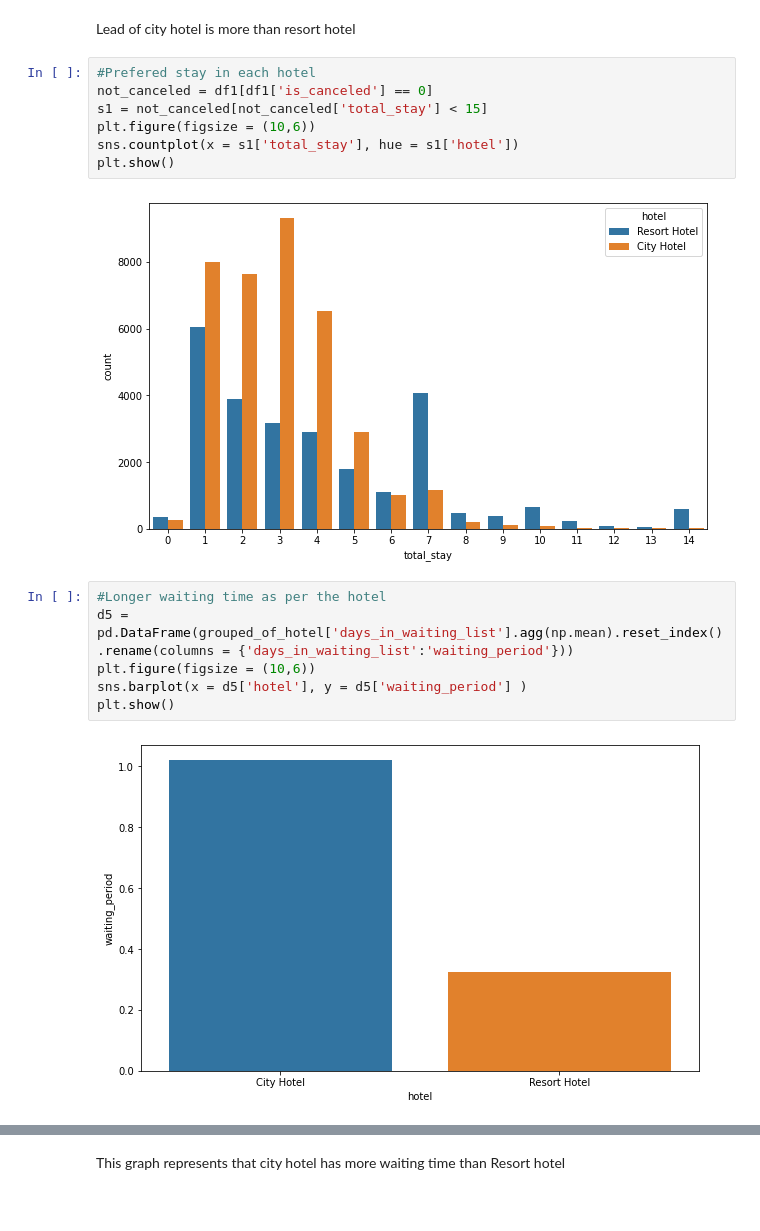
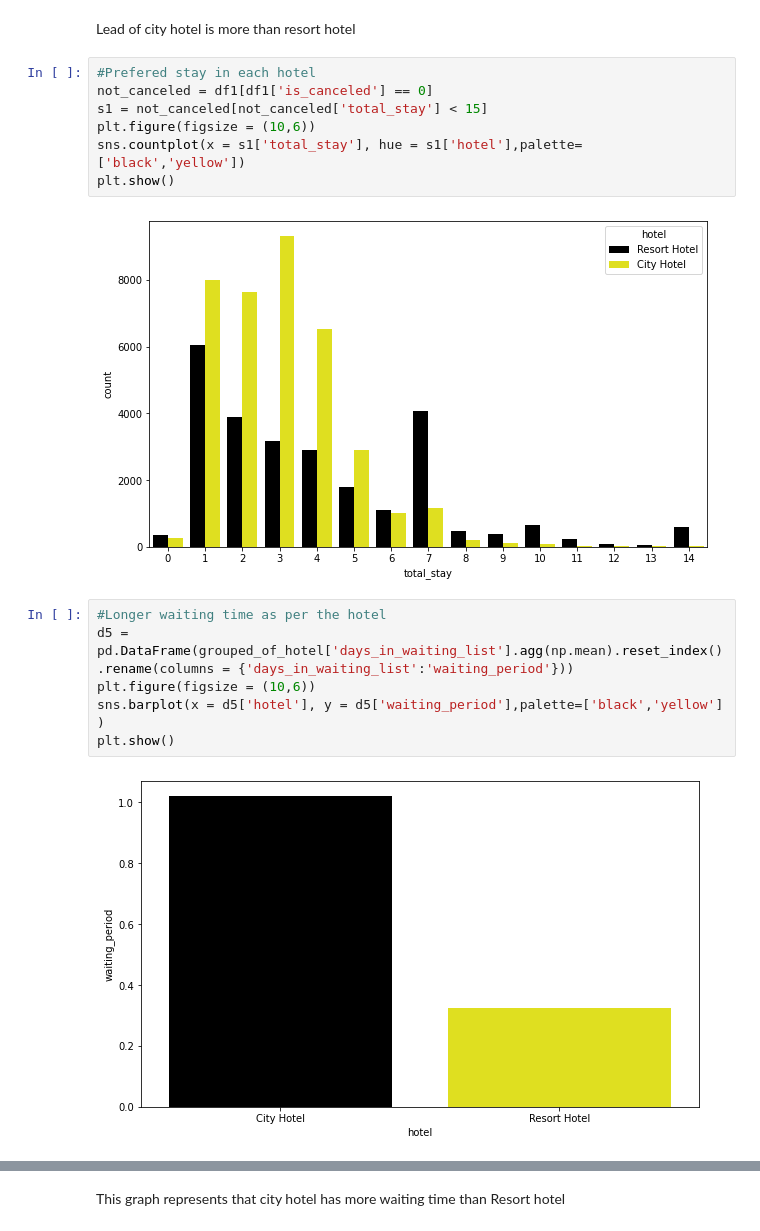
Before and after one commit to Kumass/Almabetter-EDA, a Jupyter notebook: DataAnalysis.ipynb, the cells around one changed output, grey strips where cells are left out. Cells and saved outputs as stored; diff of their text form.

```diff
--- a/DataAnalysis.ipynb
+++ b/DataAnalysis.ipynb
@@ -266,15 +340,15 @@ Lead of city hotel is more than resort hotel
 not_canceled = df1[df1['is_canceled'] == 0]
 s1 = not_canceled[not_canceled['total_stay'] < 15]
 plt.figure(figsize = (10,6))
-sns.countplot(x = s1['total_stay'], hue = s1['hotel'])
+sns.countplot(x = s1['total_stay'], hue = s1['hotel'],palette=['black','yellow'])
 plt.show()
 # %% [output]
-[figure, old version]
+[figure, new version]
 # %%
 #Longer waiting time as per the hotel
 d5 = pd.DataFrame(grouped_of_hotel['days_in_waiting_list'].agg(np.mean).reset_index().rename(columns = {'days_in_waiting_list':'waiting_period'}))
 plt.figure(figsize = (10,6))
-sns.barplot(x = d5['hotel'], y = d5['waiting_period'] )
+sns.barplot(x = d5['hotel'], y = d5['waiting_period'],palette=['black','yellow'] )
 plt.show()
 # %% [output]
-[figure, old version]
+[figure, new version]
```
Also changed, not shown: parts of 22 cells of this notebook.
